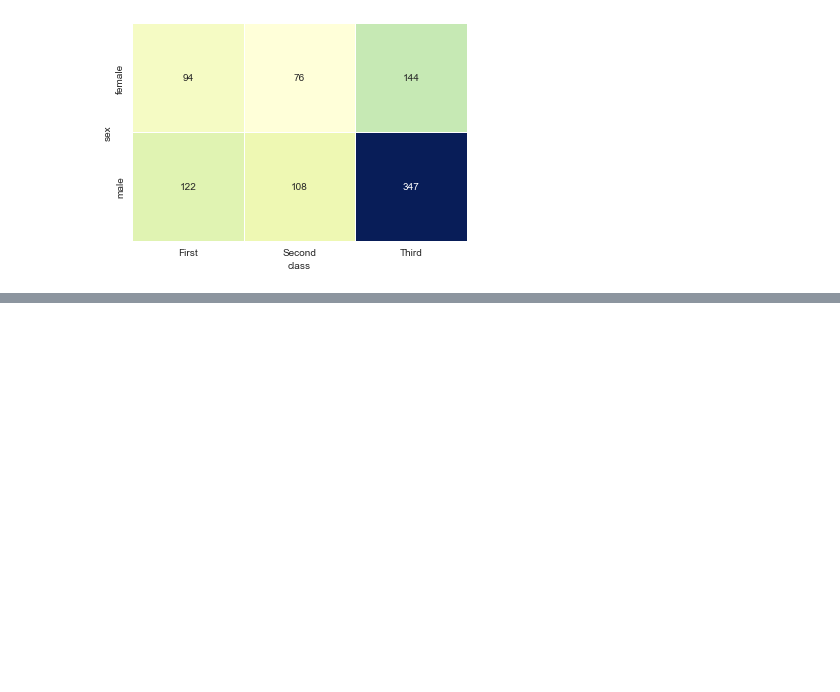
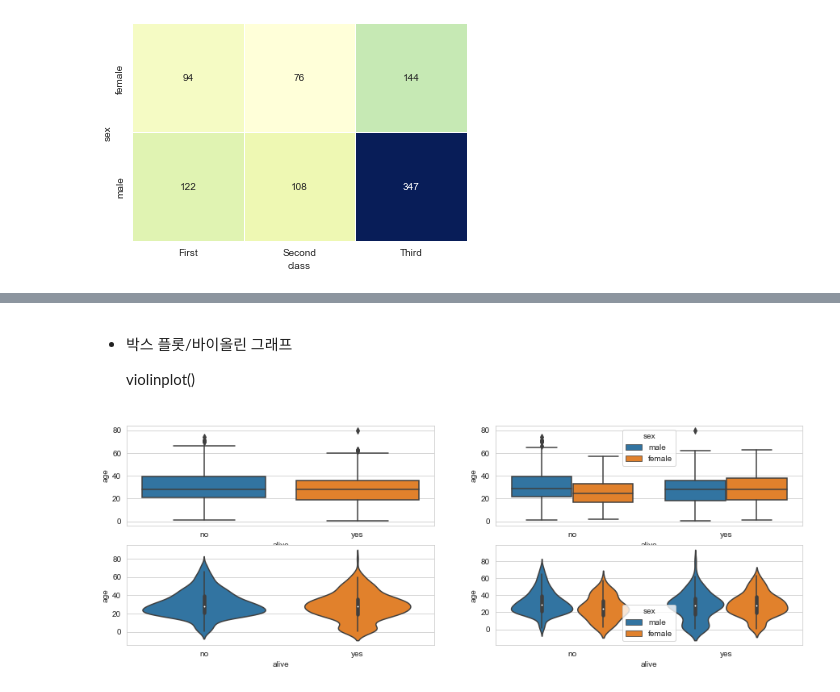
Before and after one commit to 9mynamemj7/TIL, a Jupyter notebook: Pandas/Part4_시각화 도구/02. Seaborn 라이브러리 - 고급 그래프 도구.ipynb, the cells around one changed output, grey strips where cells are left out. Saved outputs shown, nothing was run; the diff lists cells and outputs as text; code cells hidden in the pictures; blank space fills up the shorter version.

```diff
--- a/Pandas/Part4_시각화 도구/02. Seaborn 라이브러리 - 고급 그래프 도구.ipynb
+++ b/Pandas/Part4_시각화 도구/02. Seaborn 라이브러리 - 고급 그래프 도구.ipynb
@@ -111,0 +191,24 @@ plt.show()
+# %% [markdown]
+- 박스 플롯/바이올린 그래프
+
+    violinplot()
+# %%
+fig = plt.figure(figsize=(15,5))
+ax1 = fig.add_subplot(2,2,1)
+ax2 = fig.add_subplot(2,2,2)
+ax3 = fig.add_subplot(2,2,3)
+ax4 = fig.add_subplot(2,2,4)
+
+# 박스 플롯 - 기본
+sns.boxplot(x='alive', y='age', data=titanic, ax=ax1)
+# 박스 플롯 - hue 변수 추가
+sns.boxplot(x='alive', y='age', hue='sex', data=titanic, ax=ax2)
+
+# 바이올린 그래프 - 기본
+sns.violinplot(x='alive', y='age', data=titanic, ax=ax3)
+# 바이올린 그래프 - hue 변수 추가
+sns.violinplot(x='alive', y='age', hue='sex', data=titanic, ax=ax4)
+
+plt.show()
+# %% [output]
+[figure, added]
```
Also changed, not shown: parts of 13 cells of this notebook.
